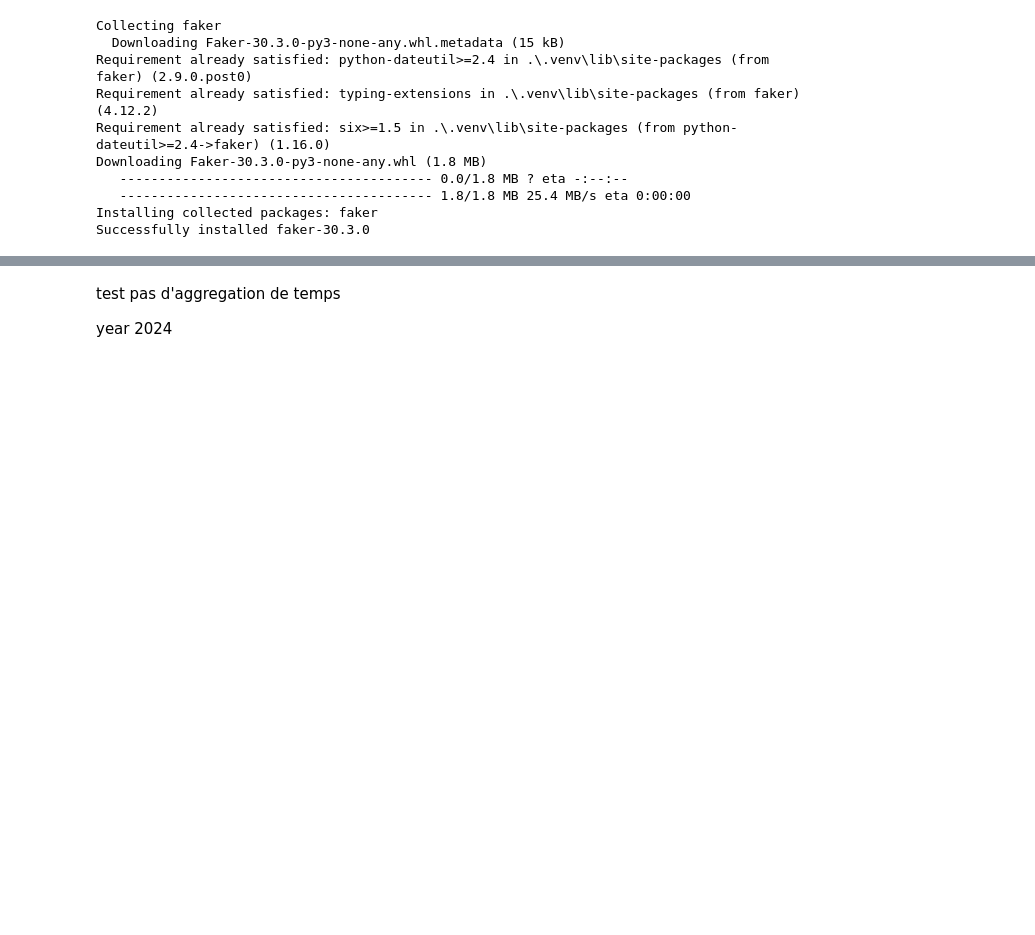
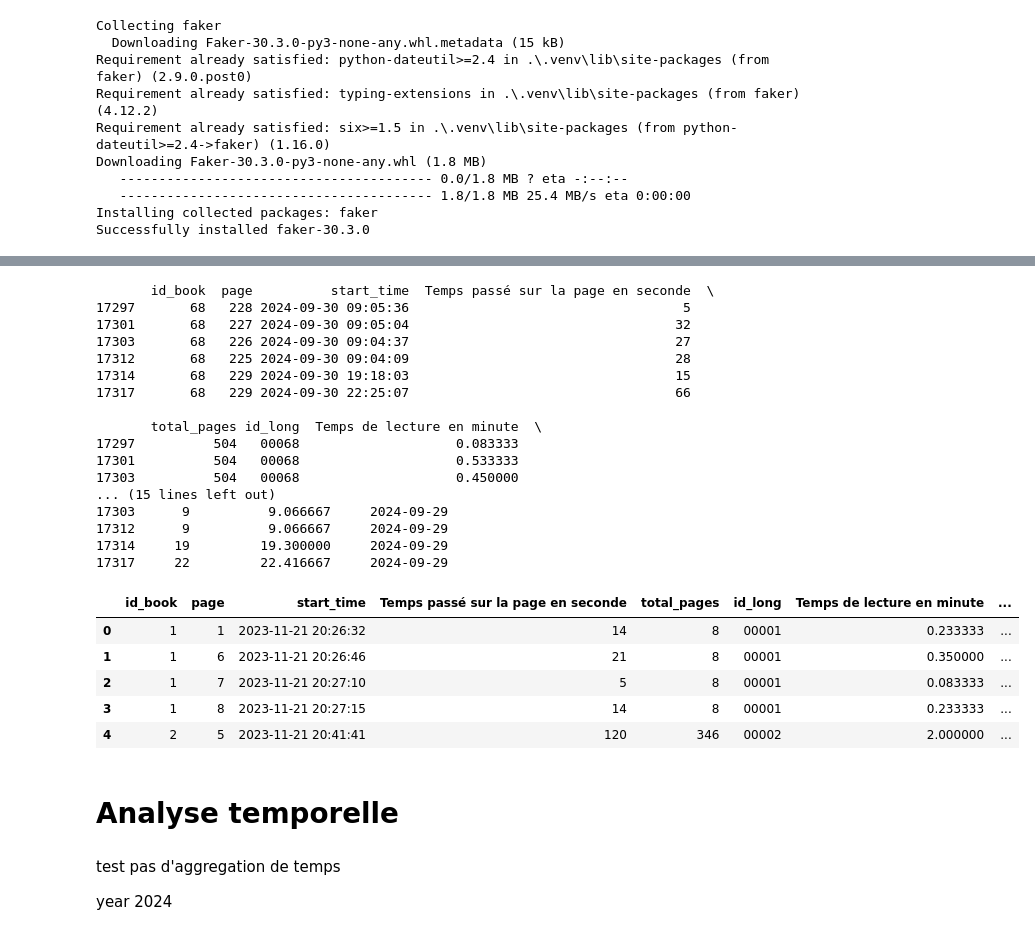
Before and after one commit to ChrisOlv/book_data_analysis, a Jupyter notebook: notebook_dataviz.ipynb, the cells around one changed output, grey strips where cells are left out. Saved outputs shown, nothing was run; the diff lists cells and outputs as text; code cells hidden in the pictures; blank space fills up the shorter version.

```diff
--- a/notebook_dataviz.ipynb
+++ b/notebook_dataviz.ipynb
@@ -44,0 +61,6 @@ df.sort_values(by='heure de début',ascending=False).head(30)
+# %%
+# charger le fichier parquet dans un df_parquet
+df_parquet_source = pd.read_parquet("data_sources_from_python\stats_lecture.parquet")
+df_parquet = df_parquet_source
+print("Lecture du fichier parquet terminée")
+print(df_parquet.head(5))
@@ -45,3 +85,34 @@ df.sort_values(by='heure de début',ascending=False).head(30)
+# %%
+# affiche la ligne id_book 68, page 225,226,227,228,229
+print(df_parquet.loc[df_parquet['id_book'] == 68].loc[df_parquet['page'].isin([225,226,227,228,229])])
+df_parquet.sort_values(by='start_time',ascending=False).head(5)
+df_parquet.head(5)
+# %% [output]
+       id_book  page          start_time  Temps passé sur la page en seconde  \
+17297       68   228 2024-09-30 09:05:36                                   5
+17301       68   227 2024-09-30 09:05:04                                  32
+17303       68   226 2024-09-30 09:04:37                                  27
+17312       68   225 2024-09-30 09:04:09                                  28
+17314       68   229 2024-09-30 19:18:03                                  15
+17317       68   229 2024-09-30 22:25:07                                  66
+
+       total_pages id_long  Temps de lecture en minute  \
+17297          504   00068                    0.083333
+17301          504   00068                    0.533333
+17303          504   00068                    0.450000
+... (15 lines left out)
+17303      9          9.066667     2024-09-29
+17312      9          9.066667     2024-09-29
+17314     19         19.300000     2024-09-29
+17317     22         22.416667     2024-09-29
+|  | id_book | page | start_time | Temps passé sur la page en seconde | total_pages | id_long | Temps de lecture en minute | ... |
+| 0 | 1 | 1 | 2023-11-21 20:26:32 | 14 | 8 | 00001 | 0.233333 | ... |
+| 1 | 1 | 6 | 2023-11-21 20:26:46 | 21 | 8 | 00001 | 0.350000 | ... |
+| 2 | 1 | 7 | 2023-11-21 20:27:10 | 5 | 8 | 00001 | 0.083333 | ... |
+| 3 | 1 | 8 | 2023-11-21 20:27:15 | 14 | 8 | 00001 | 0.233333 | ... |
+| 4 | 2 | 5 | 2023-11-21 20:41:41 | 120 | 346 | 00002 | 2.000000 | ... |
+# %% [markdown]
+# Analyse temporelle
 # %% [markdown]
 test pas d'aggregation de temps
 
```
Also changed, not shown: parts of 7 cells of this notebook, 3 other files.
